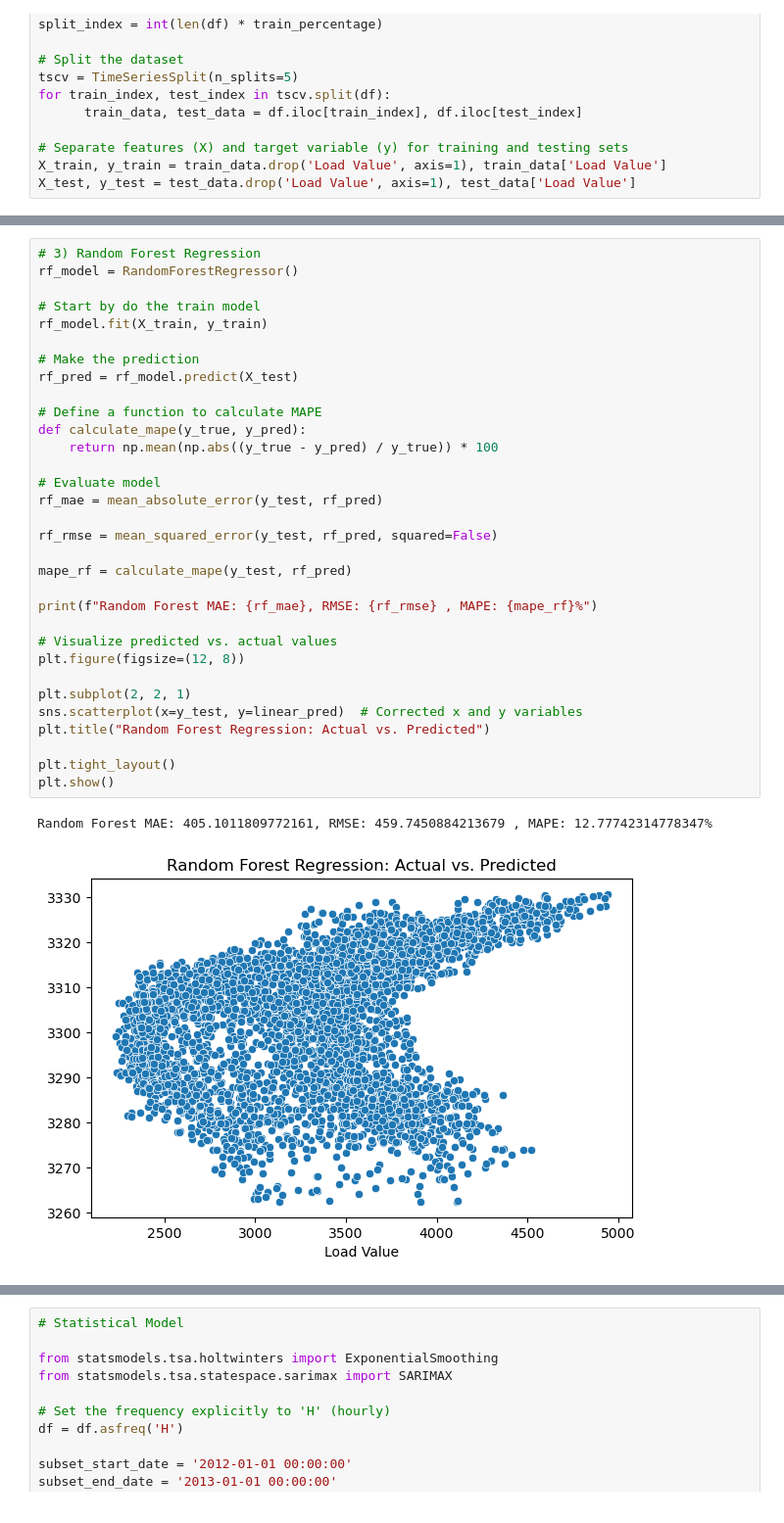
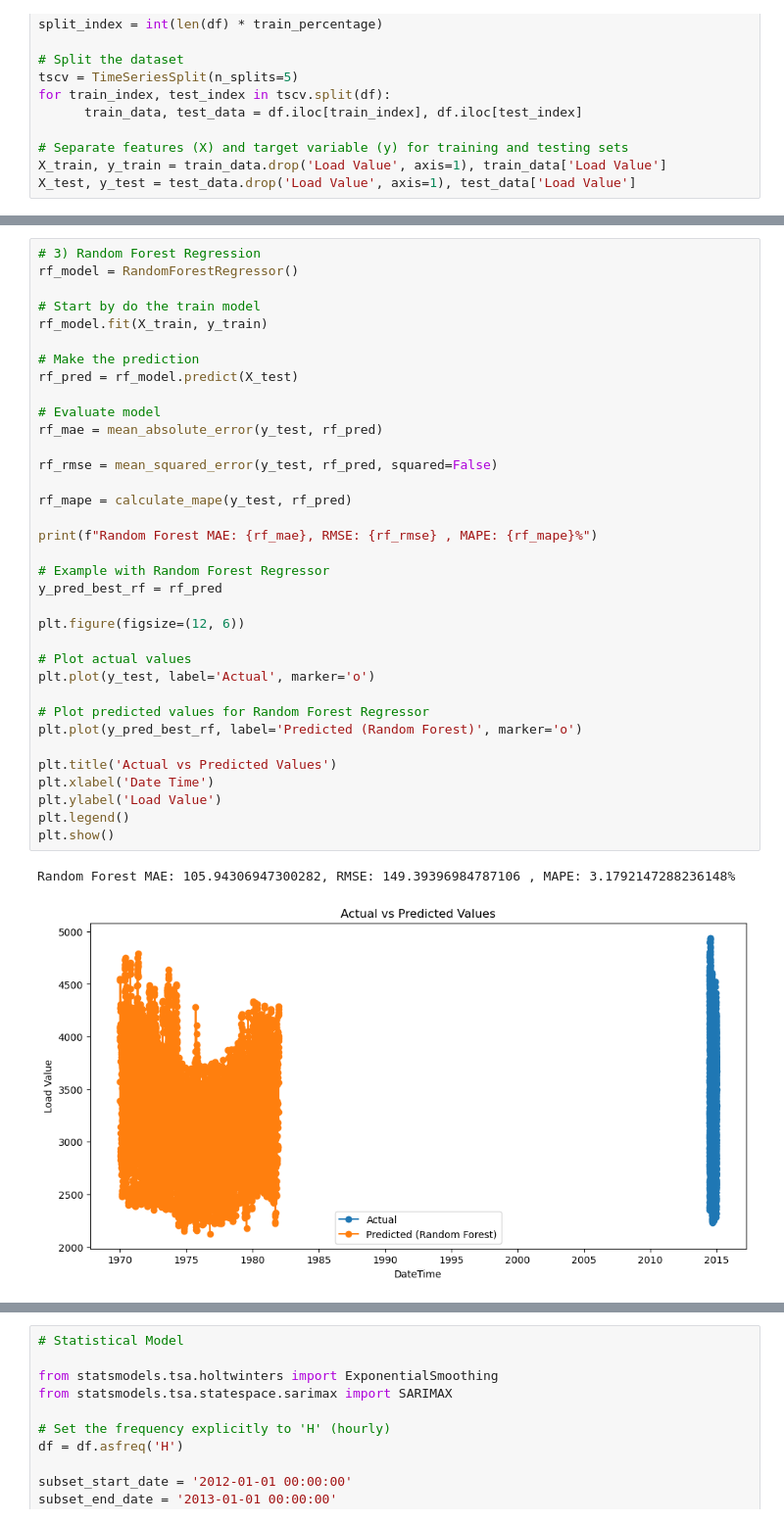
Before and after one commit to valerio1221/Minnd, a Jupyter notebook: t2.ipynb, the cells around one changed output, grey strips where cells are left out. Shown at 98% size. Cells and saved outputs as stored; diff of their text form.

```diff
--- a/t2.ipynb
+++ b/t2.ipynb
@@ -448,38 +470,41 @@ Decision Tree MAE: 405.1257179625755, RMSE: 459.75820152831614
 # %%
 # 3) Random Forest Regression
 rf_model = RandomForestRegressor()
 
 # Start by do the train model
 rf_model.fit(X_train, y_train)
 
 # Make the prediction
 rf_pred = rf_model.predict(X_test)
 
-# Define a function to calculate MAPE
-def calculate_mape(y_true, y_pred):
-    return np.mean(np.abs((y_true - y_pred) / y_true)) * 100
-
 # Evaluate model
 rf_mae = mean_absolute_error(y_test, rf_pred)
 
 rf_rmse = mean_squared_error(y_test, rf_pred, squared=False)
 
-mape_rf = calculate_mape(y_test, rf_pred)
+rf_mape = calculate_mape(y_test, rf_pred)
 
-print(f"Random Forest MAE: {rf_mae}, RMSE: {rf_rmse} , MAPE: {mape_rf}%")
+print(f"Random Forest MAE: {rf_mae}, RMSE: {rf_rmse} , MAPE: {rf_mape}%")
 
-# Visualize predicted vs. actual values
-plt.figure(figsize=(12, 8))
+# Example with Random Forest Regressor
+y_pred_best_rf = rf_pred
 
-plt.subplot(2, 2, 1)
-sns.scatterplot(x=y_test, y=linear_pred)  # Corrected x and y variables
-plt.title("Random Forest Regression: Actual vs. Predicted")
+plt.figure(figsize=(12, 6))
 
-plt.tight_layout()
+# Plot actual values
+plt.plot(y_test, label='Actual', marker='o')
+
+# Plot predicted values for Random Forest Regressor
+plt.plot(y_pred_best_rf, label='Predicted (Random Forest)', marker='o')
+
+plt.title('Actual vs Predicted Values')
+plt.xlabel('Date Time')
+plt.ylabel('Load Value')
+plt.legend()
 plt.show()
 # %% [output]
-Random Forest MAE: 405.1011809772161, RMSE: 459.7450884213679 , MAPE: 12.77742314778347%
+Random Forest MAE: 105.94306947300282, RMSE: 149.39396984787106 , MAPE: 3.1792147288236148%
-[figure, old version]
+[figure, new version]
 # %%
 # 4) Gradient Boosting Regression
 gb_model = GradientBoostingRegressor()
```
Also changed, not shown: parts of 5 cells of this notebook.
